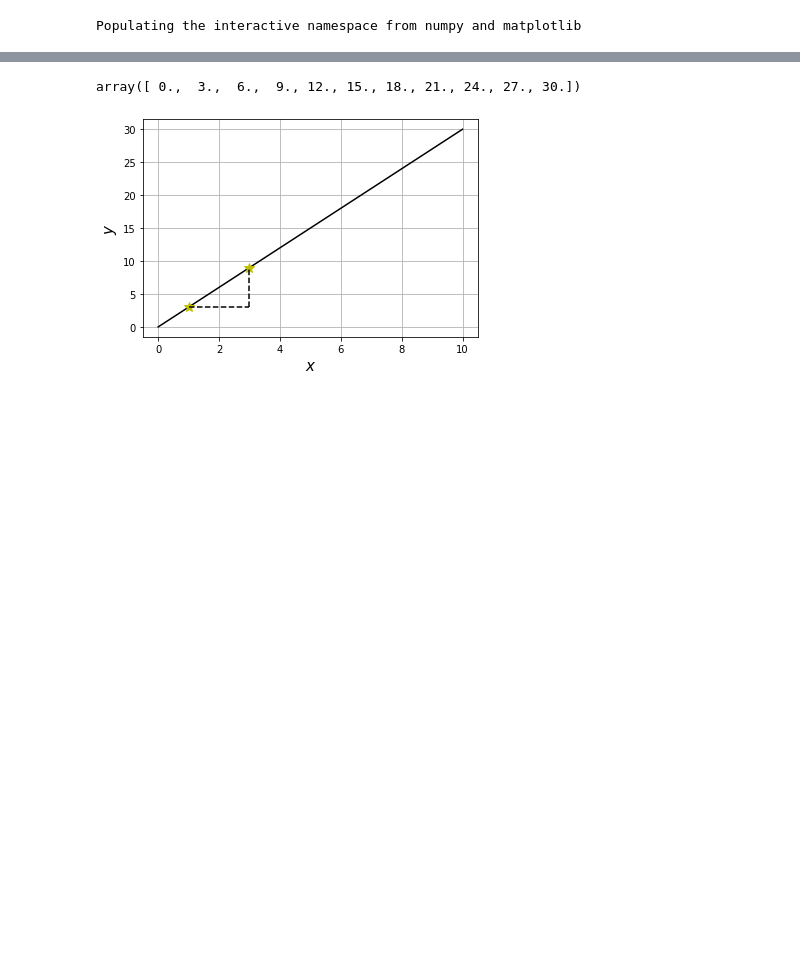
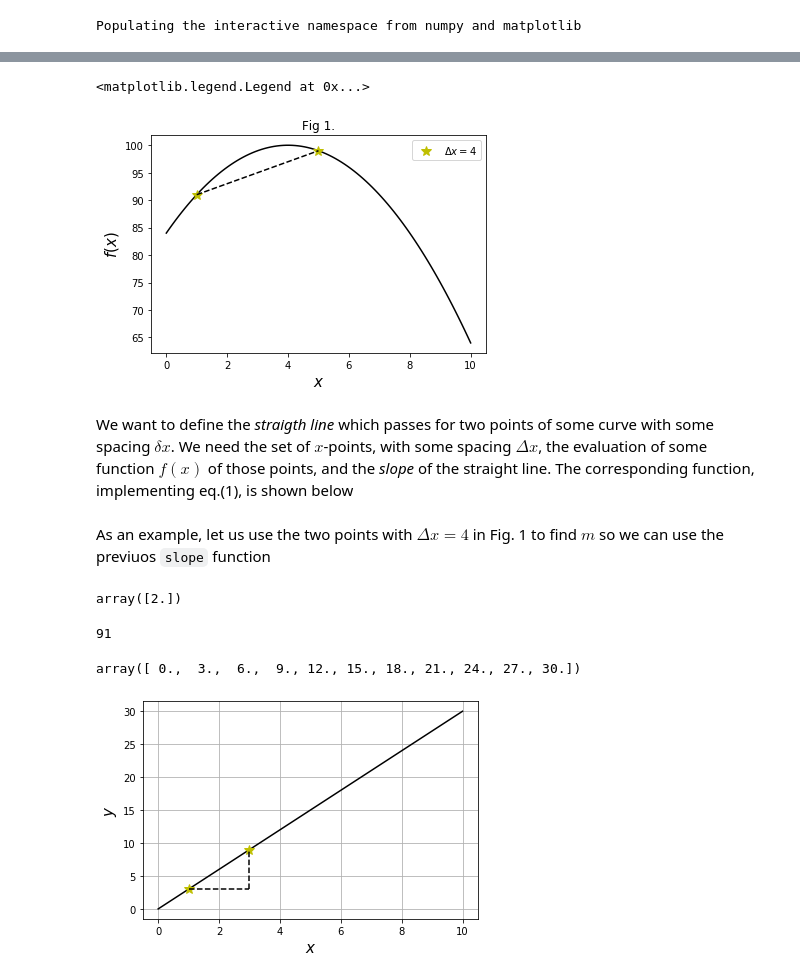
Before and after one commit to restrepo/Calculus, a Jupyter notebook: Differential_Calculus.ipynb, the cells around one changed output, grey strips where cells are left out. Drawn from its saved outputs; the diff is of its cells as text; code cells hidden in the pictures; blank space fills up the shorter version.

```diff
--- a/Differential_Calculus.ipynb
+++ b/Differential_Calculus.ipynb
@@ -22,0 +27,19 @@ $$b=y_1-m x_1=3-3\times 1=0$$
+# %%
+x100=np.linspace(0,10,100)
+def f(x):
+    if isinstance(x,list):
+        x=np.array(x)
+    return -(x-4)**2+100
+plt.plot(x100,f(x100),'k-')
+xs=np.array([1,5])
+plt.plot(xs,f(xs),'y*',markersize=10,label=r'$\Delta x={}$'.format(xs[1]-xs[0]) )
+plt.plot(xs,f(xs),'k--',markersize=10)
+plt.title('Fig 1.')
+plt.ylabel('$f(x)$',size=15)
+plt.xlabel('$x$',size=15)
+plt.legend(loc='best')
+# %% [output]
+<matplotlib.legend.Legend at 0x...>
+[figure, added]
+# %% [markdown]
+We want to define the _straigth line_ which passes for two points of some curve with some spacing $\delta x$. We need the set of $x$-points, with some spacing $\Delta x$, the evaluation of some function $f(x)$ of those points, and the _slope_ of the straight line. The corresponding function, implementing eq.(1), is shown below
@@ -23,3 +52,14 @@ $$b=y_1-m x_1=3-3\times 1=0$$
+# %% [markdown]
+As an example, let us use the two points with $\Delta x=4$ in Fig. 1 to find $m$ so we can use the previuos `slope` function
+# %%
+m=( f(xs[1])-f([xs[0]]) )/( xs[1]-xs[0] )
+m
+# %% [output]
+array([2.])
+# %%
+f(xs[0])
+# %% [output]
+91
 # %%
 x=np.linspace(0,10,11)
 def y(x):
```
Also changed, not shown: parts of 8 cells of this notebook.
